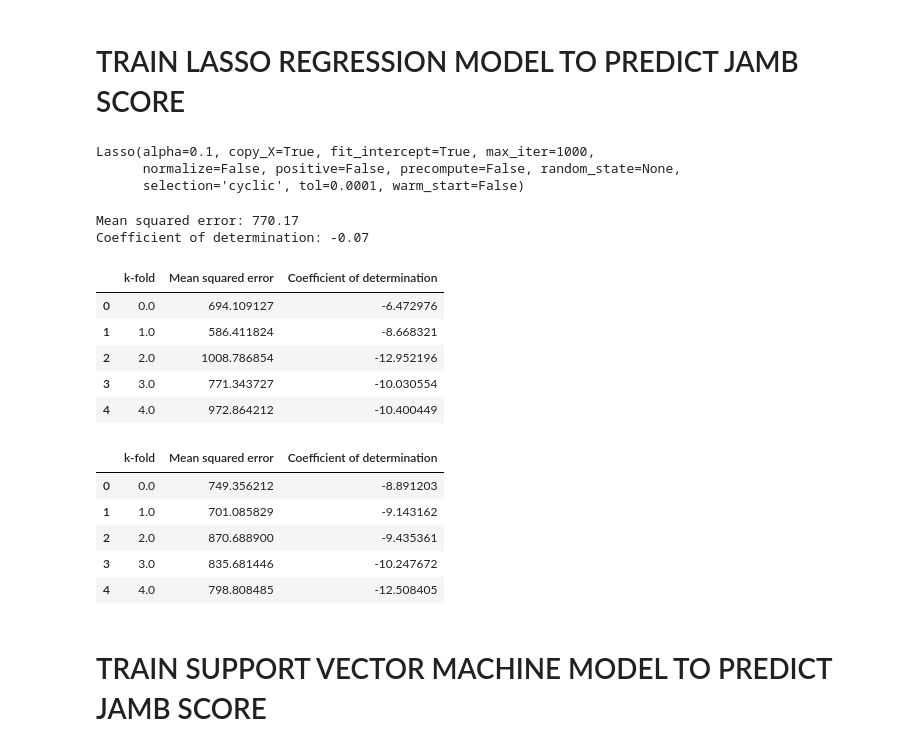
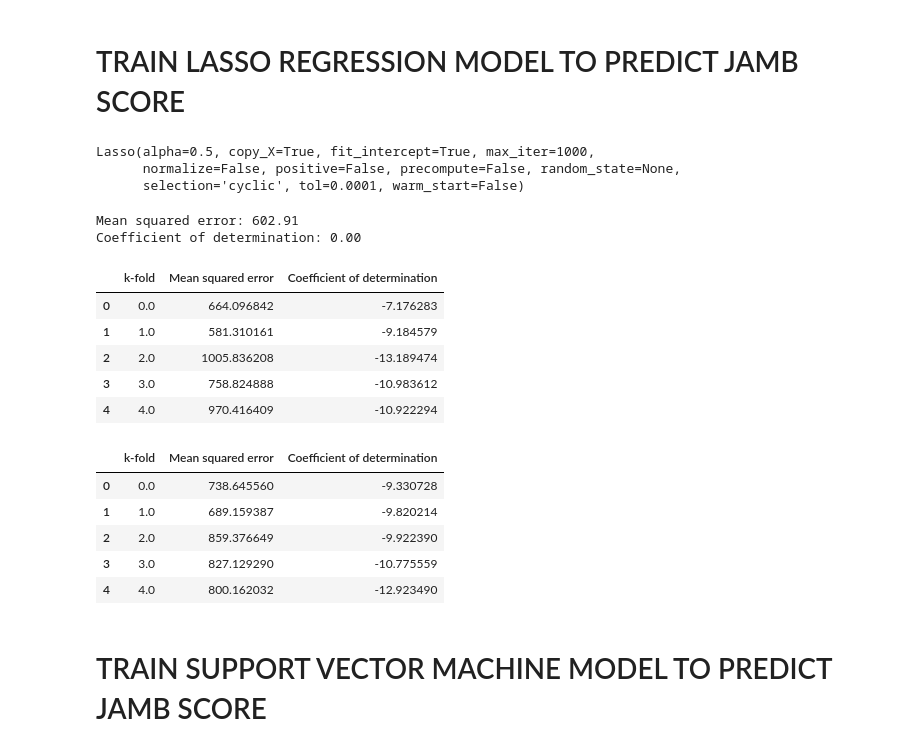
Before and after one commit to Free-tek/Student-Jamb-Performance-Prediction-from-Highschool-Performance, a Jupyter notebook: Neco Result Prediction.ipynb, the cells around one changed output. Drawn from its saved outputs; the diff is of its cells as text; code cells hidden in the pictures.

```diff
--- a/Neco Result Prediction.ipynb
+++ b/Neco Result Prediction.ipynb
@@ -1343,6 +1342,7 @@ results
 | 4 | 4.0 | 914.861924 | -49.968731 |
 # %%
 #Using Stratifiedfolds with K = 5
+regr = RandomForestRegressor(max_depth=2, random_state=0, n_estimators=70)
 stratifiedKFold = StratifiedKFold(5, True, 1)
 results = pd.DataFrame(columns=['k-fold', 'Mean squared error', 'Coefficient of determination'])
 X = df_X
@@ -1391,5 +1391,6 @@ Coefficient of determination: -0.02
 # %%
 #Using kfolds with K = 5
+regr = RandomForestRegressor(max_depth=2, random_state=0, n_estimators=100)
 kfold = KFold(5, True, 1)
 results = pd.DataFrame(columns=['k-fold', 'Mean squared error', 'Coefficient of determination'])
 X = df_X
@@ -1412,6 +1413,7 @@ results
 | 4 | 4.0 | 918.745158 | -51.906399 |
 # %%
 #Using Stratifiedfolds with K = 5
+regr = RandomForestRegressor(max_depth=2, random_state=0, n_estimators=100)
 stratifiedKFold = StratifiedKFold(5, True, 1)
 results = pd.DataFrame(columns=['k-fold', 'Mean squared error', 'Coefficient of determination'])
 X = df_X
@@ -1436,11 +1438,11 @@ results
 # TRAIN LASSO REGRESSION MODEL TO PREDICT JAMB SCORE
 # %%
 from sklearn import linear_model
-clf = linear_model.Lasso(alpha=0.1)
+clf = linear_model.Lasso(alpha=0.5)
 # %%
 clf.fit(X1_train, y1_train)
 # %% [output]
-Lasso(alpha=0.1, copy_X=True, fit_intercept=True, max_iter=1000,
+Lasso(alpha=0.5, copy_X=True, fit_intercept=True, max_iter=1000,
       normalize=False, positive=False, precompute=False, random_state=None,
       selection='cyclic', tol=0.0001, warm_start=False)
 # %%
@@ -1453,32 +1455,34 @@ print('Mean squared error: %.2f'
 print('Coefficient of determination: %.2f'
       % r2_score(y1_test, y_pred))
 # %% [output]
-Mean squared error: 770.17
-Coefficient of determination: -0.07
+Mean squared error: 602.91
+Coefficient of determination: 0.00
 # %%
 #Using kfolds with K = 5
+clf = linear_model.Lasso(alpha=0.5)
 kfold = KFold(5, True, 1)
 results = pd.DataFrame(columns=['k-fold', 'Mean squared error', 'Coefficient of determination'])
 X = df_X
 y =  df_y
 for (train, test), i in zip(kfold.split(X, y), range(5)):
     clf.fit(X.iloc[train], y.iloc[train])
     y_pred = clf.predict(X.iloc[test])
     mse = mean_squared_error(y_pred, y.iloc[test])
     cd = r2_score(y_pred, y.iloc[test])
     results.loc[0] = [i, mse, cd]
     results.index = results.index + 1
 results = results.reset_index(drop=True)
 results
 # %% [output]
 |  | k-fold | Mean squared error | Coefficient of determination |
-| 0 | 0.0 | 694.109127 | -6.472976 |
-| 1 | 1.0 | 586.411824 | -8.668321 |
-| 2 | 2.0 | 1008.786854 | -12.952196 |
-| 3 | 3.0 | 771.343727 | -10.030554 |
-| 4 | 4.0 | 972.864212 | -10.400449 |
+| 0 | 0.0 | 664.096842 | -7.176283 |
+| 1 | 1.0 | 581.310161 | -9.184579 |
+| 2 | 2.0 | 1005.836208 | -13.189474 |
+| 3 | 3.0 | 758.824888 | -10.983612 |
+| 4 | 4.0 | 970.416409 | -10.922294 |
 # %%
 #Using Stratifiedfolds with K = 5
+clf = linear_model.Lasso(alpha=0.5)
 stratifiedKFold = StratifiedKFold(5, True, 1)
 results = pd.DataFrame(columns=['k-fold', 'Mean squared error', 'Coefficient of determination'])
 X = df_X
@@ -1494,11 +1498,11 @@ results = results.reset_index(drop=True)
 results
 # %% [output]
 |  | k-fold | Mean squared error | Coefficient of determination |
-| 0 | 0.0 | 749.356212 | -8.891203 |
-| 1 | 1.0 | 701.085829 | -9.143162 |
-| 2 | 2.0 | 870.688900 | -9.435361 |
-| 3 | 3.0 | 835.681446 | -10.247672 |
-| 4 | 4.0 | 798.808485 | -12.508405 |
+| 0 | 0.0 | 738.645560 | -9.330728 |
+| 1 | 1.0 | 689.159387 | -9.820214 |
+| 2 | 2.0 | 859.376649 | -9.922390 |
+| 3 | 3.0 | 827.129290 | -10.775559 |
+| 4 | 4.0 | 800.162032 | -12.923490 |
 # %% [markdown]
 # TRAIN SUPPORT VECTOR MACHINE MODEL TO PREDICT JAMB SCORE
 # %%
```
Also changed, not shown: parts of 20 cells of this notebook.
